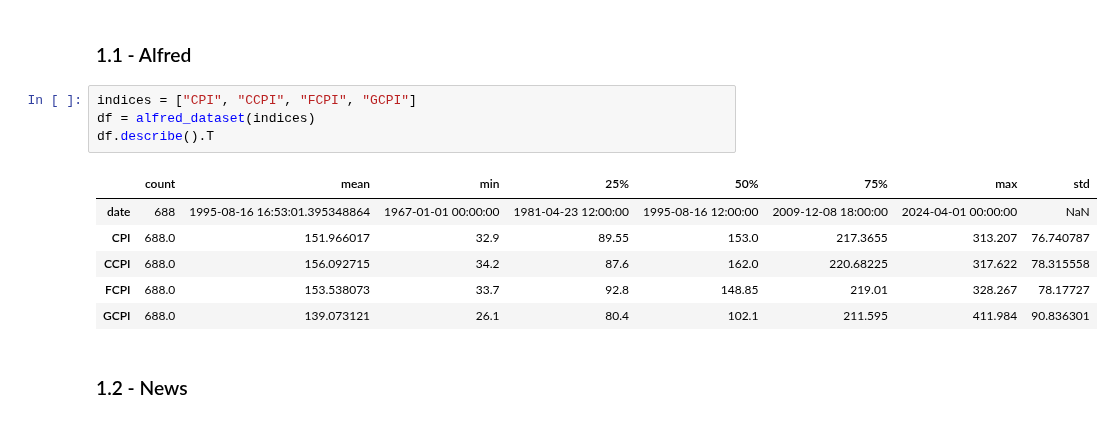
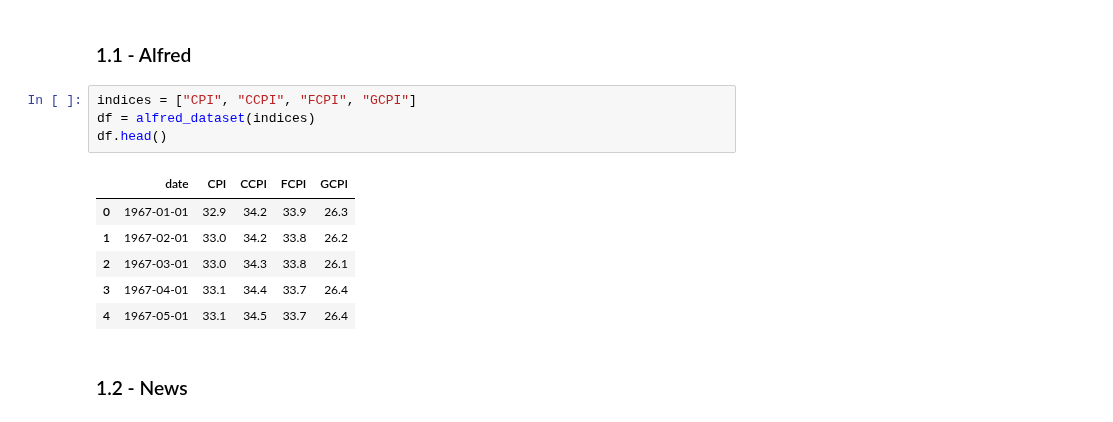
Before and after one commit to paultltc/InflaBERT, a Jupyter notebook: nowcaster.ipynb, the cells around one changed output. Saved outputs shown, nothing was run; the diff lists cells and outputs as text.

```diff
--- a/nowcaster.ipynb
+++ b/nowcaster.ipynb
@@ -25,14 +25,14 @@ sns.set_theme()
 # %%
 indices = ["CPI", "CCPI", "FCPI", "GCPI"]
 df = alfred_dataset(indices)
-df.describe().T
+df.head()
 # %% [output]
-|  | count | mean | min | 25% | 50% | 75% | max | std |
-| date | 688 | 1995-08-16 16:53:01.395348864 | 1967-01-01 00:00:00 | 1981-04-23 12:00:00 | 1995-08-16 12:00:00 | 2009-12-08 18:00:00 | 2024-04-01 00:00:00 | NaN |
-| CPI | 688.0 | 151.966017 | 32.9 | 89.55 | 153.0 | 217.3655 | 313.207 | 76.740787 |
-| CCPI | 688.0 | 156.092715 | 34.2 | 87.6 | 162.0 | 220.68225 | 317.622 | 78.315558 |
-| FCPI | 688.0 | 153.538073 | 33.7 | 92.8 | 148.85 | 219.01 | 328.267 | 78.17727 |
-| GCPI | 688.0 | 139.073121 | 26.1 | 80.4 | 102.1 | 211.595 | 411.984 | 90.836301 |
+|  | date | CPI | CCPI | FCPI | GCPI |
+| 0 | 1967-01-01 | 32.9 | 34.2 | 33.9 | 26.3 |
+| 1 | 1967-02-01 | 33.0 | 34.2 | 33.8 | 26.2 |
+| 2 | 1967-03-01 | 33.0 | 34.3 | 33.8 | 26.1 |
+| 3 | 1967-04-01 | 33.1 | 34.4 | 33.7 | 26.4 |
+| 4 | 1967-05-01 | 33.1 | 34.5 | 33.7 | 26.4 |
 # %% [markdown]
 ### 1.2 - News
 # %%
```
Also changed, not shown: parts of 25 cells of this notebook, 10 other files.
